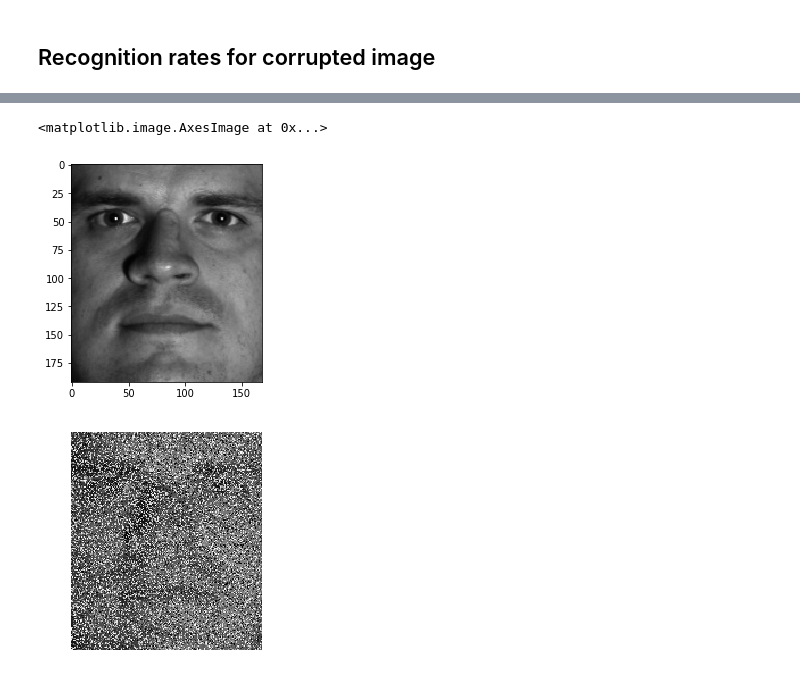
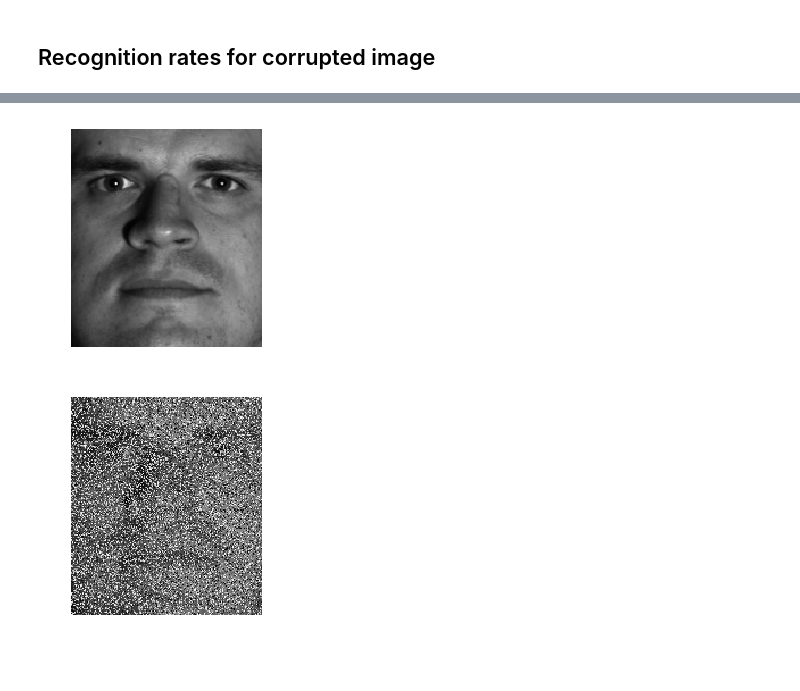
Before and after one commit to swapme/Face-Recognition, a Jupyter notebook: Face Recognition.ipynb, the cells around one changed output, grey strips where cells are left out. Drawn from its saved outputs; the diff is of its cells as text; code cells hidden in the pictures.

```diff
--- a/Face Recognition.ipynb
+++ b/Face Recognition.ipynb
@@ -509,11 +531,12 @@ Text(0,0.5,u'accuracy')
 # %%
 i=92
 np.random.seed(42)
 plt.imshow(X_test[:,i].reshape((DIM_1, DIM_2)), cmap='gray')
+plt.axis('off')
+plt.savefig('corrupt_img_orig.png', bbox_inches='tight')
 ##41,53,92
 # %% [output]
-<matplotlib.image.AxesImage at 0x...>
-[figure, old version]
+[figure, new version]
 # %%
 corruption_range = [10,30,50,70,90]
 for corruption_percent in corruption_range:
```
Also changed, not shown: parts of 7 cells of this notebook.
